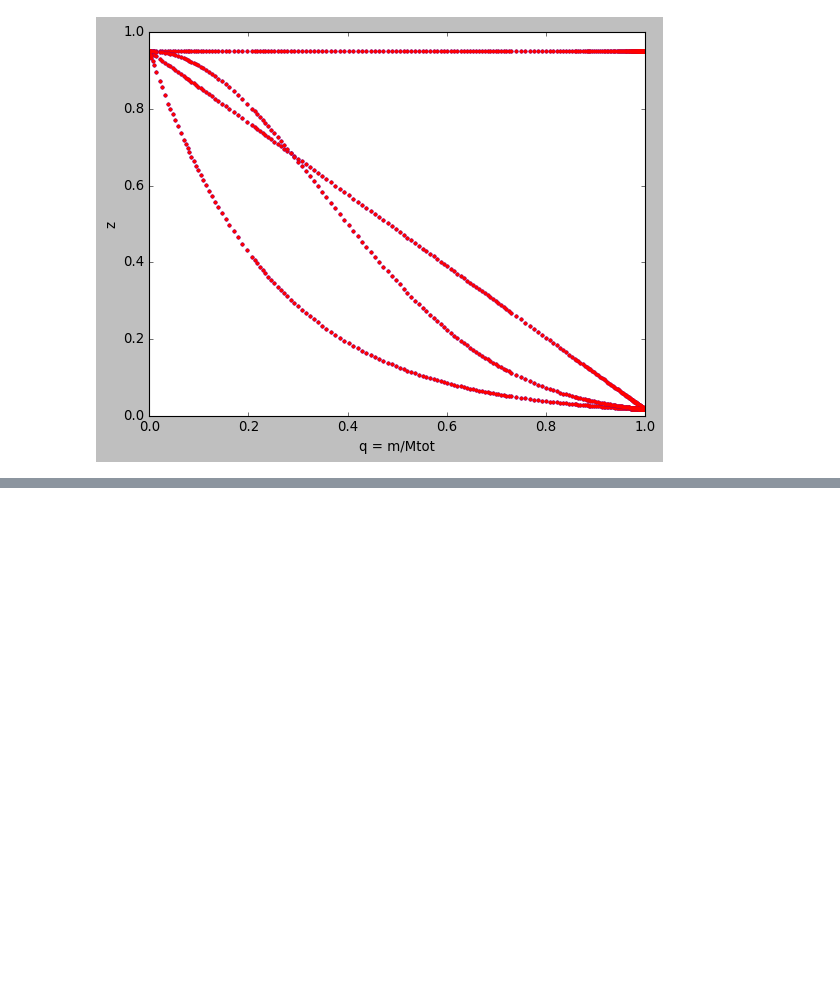
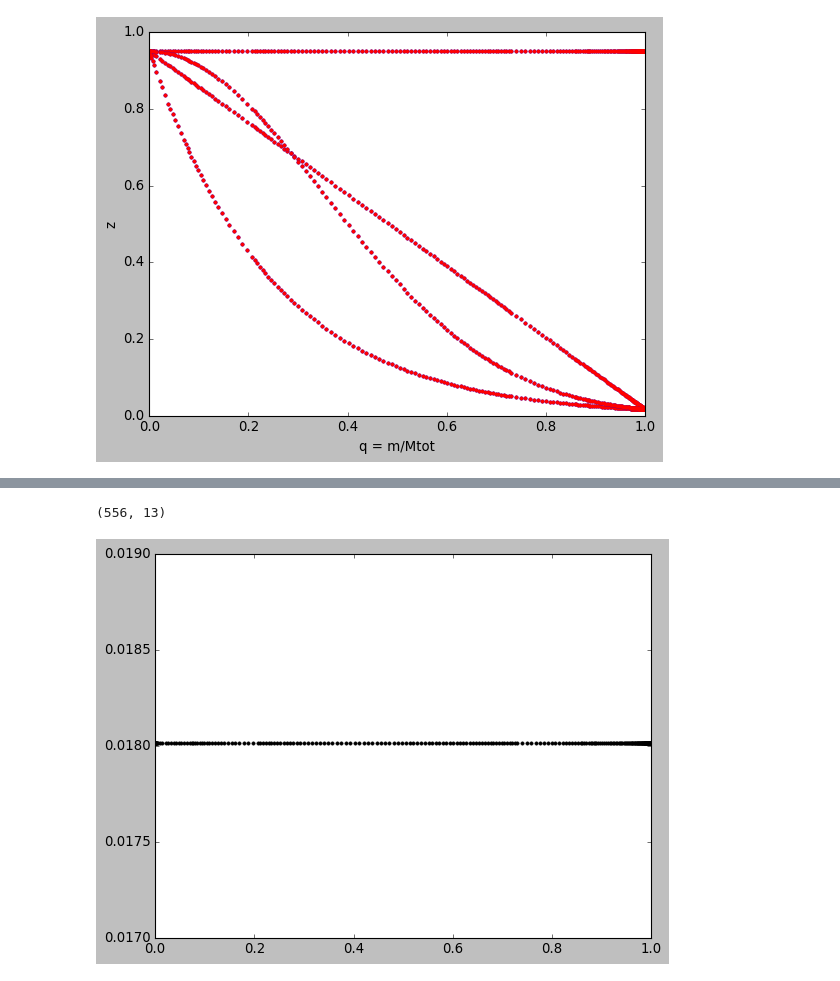
Before and after one commit to esandford/giant_planets, a Jupyter notebook: MESAtests/relax_planet_composition_entropy/generate_composition_profile.ipynb, the cells around one changed output, grey strips where cells are left out. Cells and saved outputs as stored; diff of their text form; code cells hidden in the pictures; blank space fills up the shorter version.

Commit message:
relax uniform working

```diff
--- a/MESAtests/relax_planet_composition_entropy/generate_composition_profile.ipynb
+++ b/MESAtests/relax_planet_composition_entropy/generate_composition_profile.ipynb
@@ -207,0 +318,10 @@ print(test.value)
+# %%
+loadtest = np.genfromtxt("./test_script_uniform_profile.txt", skip_header=1)
+print(np.shape(loadtest))
+
+fig, ax = plt.subplots(1,1,figsize=(8,6))
+ax.plot(1.-loadtest[:,0], np.sum(loadtest[:,5:],axis=1), 'k.')
+plt.show()
+# %% [output]
+(556, 13)
+[figure, added]
```
Also changed, not shown: parts of 10 cells of this notebook, 3 other files.
